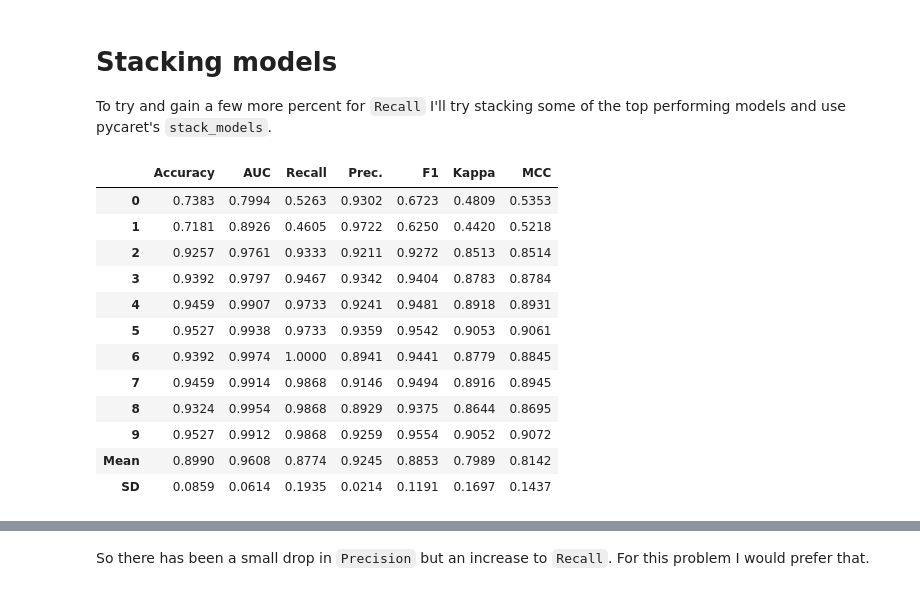
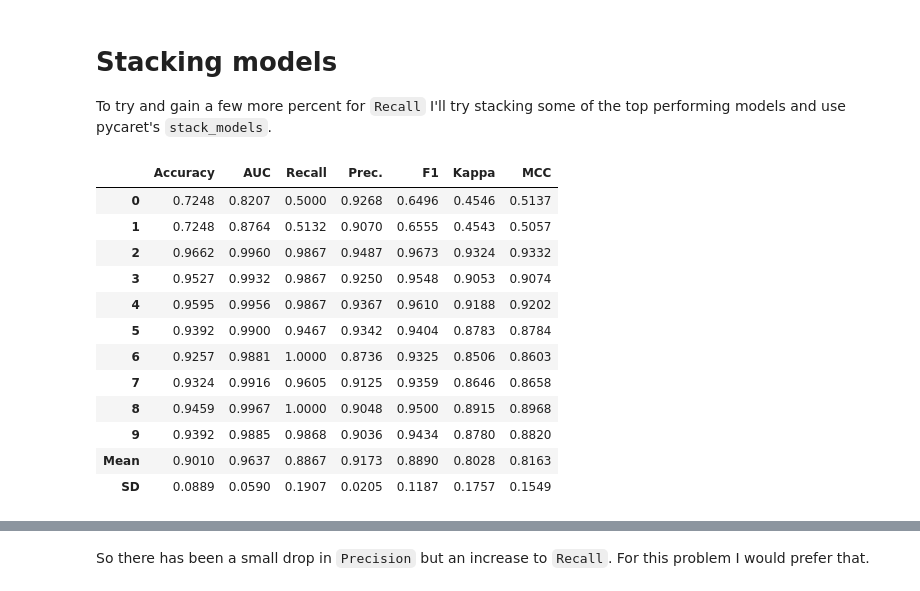
Before and after one commit to Oufattole/HR-Attrition, a Jupyter notebook: Predicting_employee_attrition.ipynb, the cells around one changed output, grey strips where cells are left out. Saved outputs shown, nothing was run; the diff lists cells and outputs as text; code cells hidden in the pictures.

Commit message:
Saving models

```diff
--- a/Predicting_employee_attrition.ipynb
+++ b/Predicting_employee_attrition.ipynb
@@ -536,21 +520,22 @@ compare_models(sort = "AUC")
 To try and gain a few more percent for `Recall` I'll try stacking some of the top performing models and use pycaret's `stack_models`.
 # %%
 cb = create_model("catboost", verbose = False) # Catboost model
+gbc = create_model("gbc", verbose = False) # Gradient boosting classifier model
 gbm = create_model("lightgbm", verbose = False) # Light gbm model
-xgboost = create_model("xgboost", verbose = False) # Xgboost model
+rf = create_model("rf", verbose = False) # Random forest model
 # %%
-stacked = stack_models([cb, gbm, xgboost], optimize = "Recall", method = "predict_proba") # Stack them
+stacked = stack_models([cb, gbc, gbm, rf], optimize = "Recall", method = "predict_proba") # Stack them
 # %% [output]
 |  | Accuracy | AUC | Recall | Prec. | F1 | Kappa | MCC |
-| 0 | 0.7383 | 0.7994 | 0.5263 | 0.9302 | 0.6723 | 0.4809 | 0.5353 |
-| 1 | 0.7181 | 0.8926 | 0.4605 | 0.9722 | 0.6250 | 0.4420 | 0.5218 |
-| 2 | 0.9257 | 0.9761 | 0.9333 | 0.9211 | 0.9272 | 0.8513 | 0.8514 |
-| 3 | 0.9392 | 0.9797 | 0.9467 | 0.9342 | 0.9404 | 0.8783 | 0.8784 |
-| 4 | 0.9459 | 0.9907 | 0.9733 | 0.9241 | 0.9481 | 0.8918 | 0.8931 |
-| 5 | 0.9527 | 0.9938 | 0.9733 | 0.9359 | 0.9542 | 0.9053 | 0.9061 |
-| 6 | 0.9392 | 0.9974 | 1.0000 | 0.8941 | 0.9441 | 0.8779 | 0.8845 |
-| 7 | 0.9459 | 0.9914 | 0.9868 | 0.9146 | 0.9494 | 0.8916 | 0.8945 |
-| 8 | 0.9324 | 0.9954 | 0.9868 | 0.8929 | 0.9375 | 0.8644 | 0.8695 |
-| 9 | 0.9527 | 0.9912 | 0.9868 | 0.9259 | 0.9554 | 0.9052 | 0.9072 |
-| Mean | 0.8990 | 0.9608 | 0.8774 | 0.9245 | 0.8853 | 0.7989 | 0.8142 |
-| SD | 0.0859 | 0.0614 | 0.1935 | 0.0214 | 0.1191 | 0.1697 | 0.1437 |
+| 0 | 0.7248 | 0.8207 | 0.5000 | 0.9268 | 0.6496 | 0.4546 | 0.5137 |
+| 1 | 0.7248 | 0.8764 | 0.5132 | 0.9070 | 0.6555 | 0.4543 | 0.5057 |
+| 2 | 0.9662 | 0.9960 | 0.9867 | 0.9487 | 0.9673 | 0.9324 | 0.9332 |
+| 3 | 0.9527 | 0.9932 | 0.9867 | 0.9250 | 0.9548 | 0.9053 | 0.9074 |
+| 4 | 0.9595 | 0.9956 | 0.9867 | 0.9367 | 0.9610 | 0.9188 | 0.9202 |
+| 5 | 0.9392 | 0.9900 | 0.9467 | 0.9342 | 0.9404 | 0.8783 | 0.8784 |
+| 6 | 0.9257 | 0.9881 | 1.0000 | 0.8736 | 0.9325 | 0.8506 | 0.8603 |
+| 7 | 0.9324 | 0.9916 | 0.9605 | 0.9125 | 0.9359 | 0.8646 | 0.8658 |
+| 8 | 0.9459 | 0.9967 | 1.0000 | 0.9048 | 0.9500 | 0.8915 | 0.8968 |
+| 9 | 0.9392 | 0.9885 | 0.9868 | 0.9036 | 0.9434 | 0.8780 | 0.8820 |
+| Mean | 0.9010 | 0.9637 | 0.8867 | 0.9173 | 0.8890 | 0.8028 | 0.8163 |
+| SD | 0.0889 | 0.0590 | 0.1907 | 0.0205 | 0.1187 | 0.1757 | 0.1549 |
```
Also changed, not shown: parts of 14 cells of this notebook.
